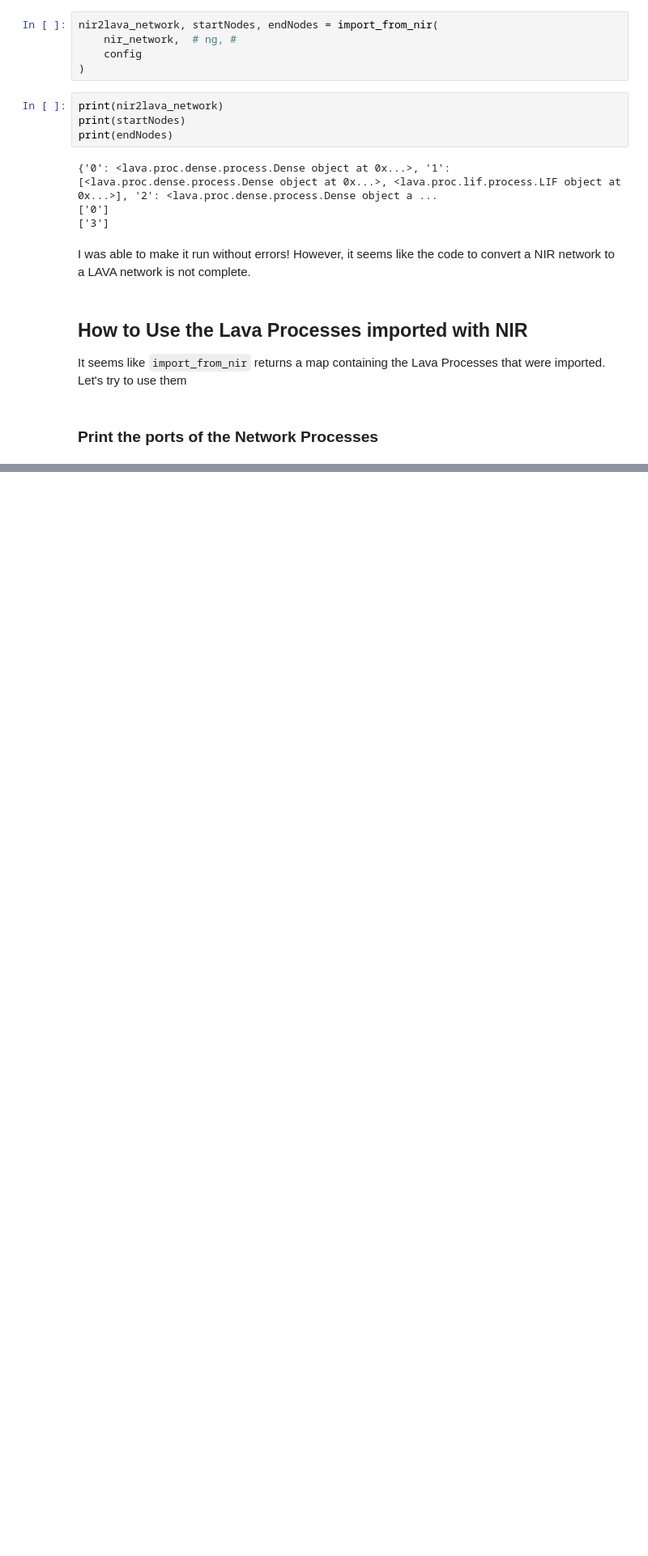
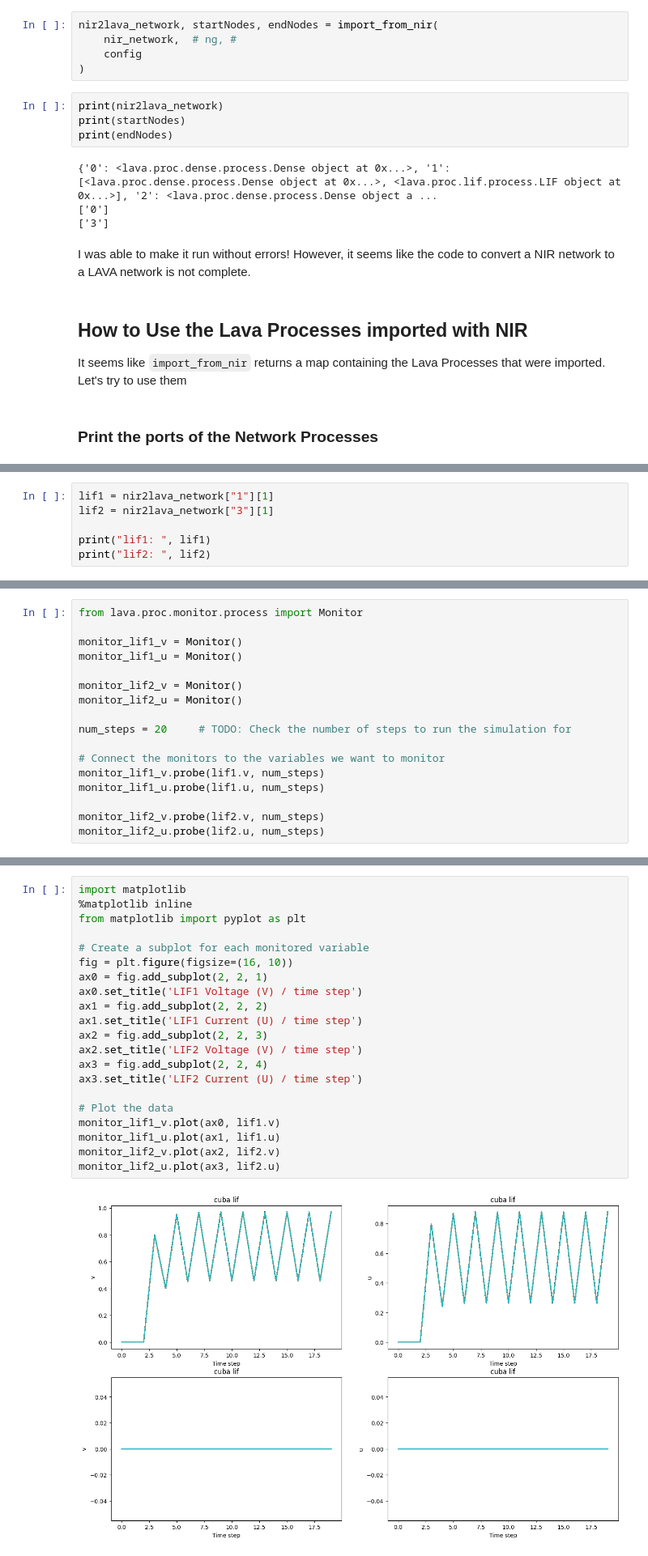
Before and after one commit to monkin77/thesis-lava, a Jupyter notebook: src/nir/snn-torch.ipynb, the cells around one changed output, grey strips where cells are left out. Shown at 81% size. Saved outputs shown, nothing was run; the diff lists cells and outputs as text; blank space fills up the shorter version.

Commit message:
Running the Lava Network imported from NIR and proving the Processes are connected!

```diff
--- a/src/nir/snn-torch.ipynb
+++ b/src/nir/snn-torch.ipynb
@@ -171,0 +180,6 @@ Proc: cuba lif Port Name: s_out Size: 10
+# %%
+lif1 = nir2lava_network["1"][1]
+lif2 = nir2lava_network["3"][1]
+
+print("lif1: ", lif1)
+print("lif2: ", lif2)
@@ -171,0 +263,17 @@ Proc: cuba lif Port Name: s_out Size: 10
+# %%
+from lava.proc.monitor.process import Monitor
+
+monitor_lif1_v = Monitor()
+monitor_lif1_u = Monitor()
+
+monitor_lif2_v = Monitor()
+monitor_lif2_u = Monitor()
+
+num_steps = 20     # TODO: Check the number of steps to run the simulation for
+
+# Connect the monitors to the variables we want to monitor
+monitor_lif1_v.probe(lif1.v, num_steps)
+monitor_lif1_u.probe(lif1.u, num_steps)
+
+monitor_lif2_v.probe(lif2.v, num_steps)
+monitor_lif2_u.probe(lif2.u, num_steps)
@@ -172,2 +345,25 @@ Proc: cuba lif Port Name: s_out Size: 10
+# %%
+import matplotlib
+%matplotlib inline
+from matplotlib import pyplot as plt
+
+# Create a subplot for each monitored variable
+fig = plt.figure(figsize=(16, 10))
+ax0 = fig.add_subplot(2, 2, 1)
+ax0.set_title('LIF1 Voltage (V) / time step')
+ax1 = fig.add_subplot(2, 2, 2)
+ax1.set_title('LIF1 Current (U) / time step')
+ax2 = fig.add_subplot(2, 2, 3)
+ax2.set_title('LIF2 Voltage (V) / time step')
+ax3 = fig.add_subplot(2, 2, 4)
+ax3.set_title('LIF2 Current (U) / time step')
+
+# Plot the data
+monitor_lif1_v.plot(ax0, lif1.v)
+monitor_lif1_u.plot(ax1, lif1.u)
+monitor_lif2_v.plot(ax2, lif2.v)
+monitor_lif2_u.plot(ax3, lif2.u)
+# %% [output]
+[figure, added]
 # %% [markdown]
 # Notes
```
Also changed, not shown: parts of 23 cells of this notebook.
